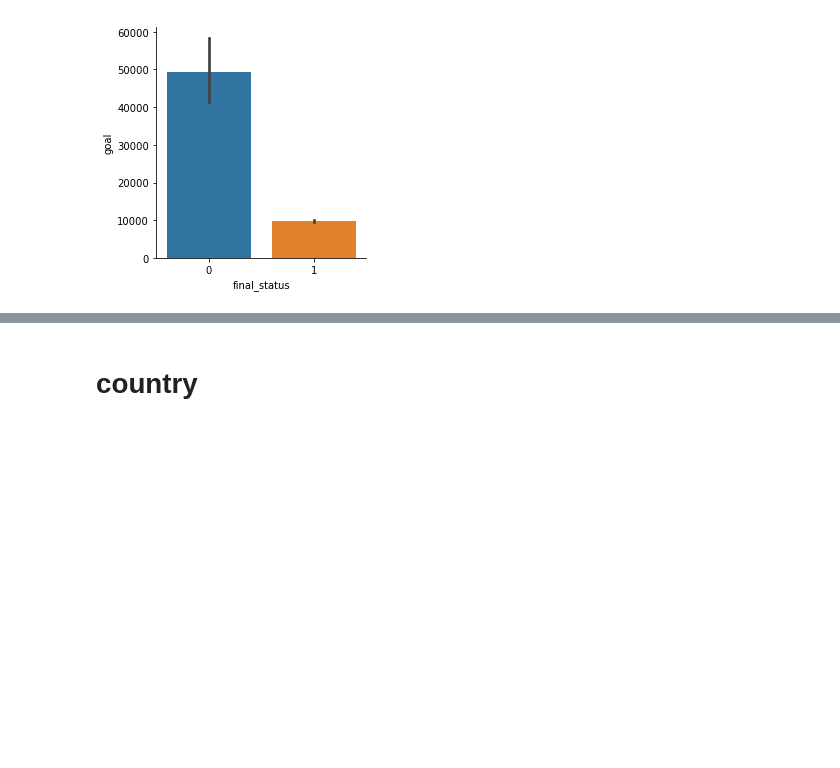
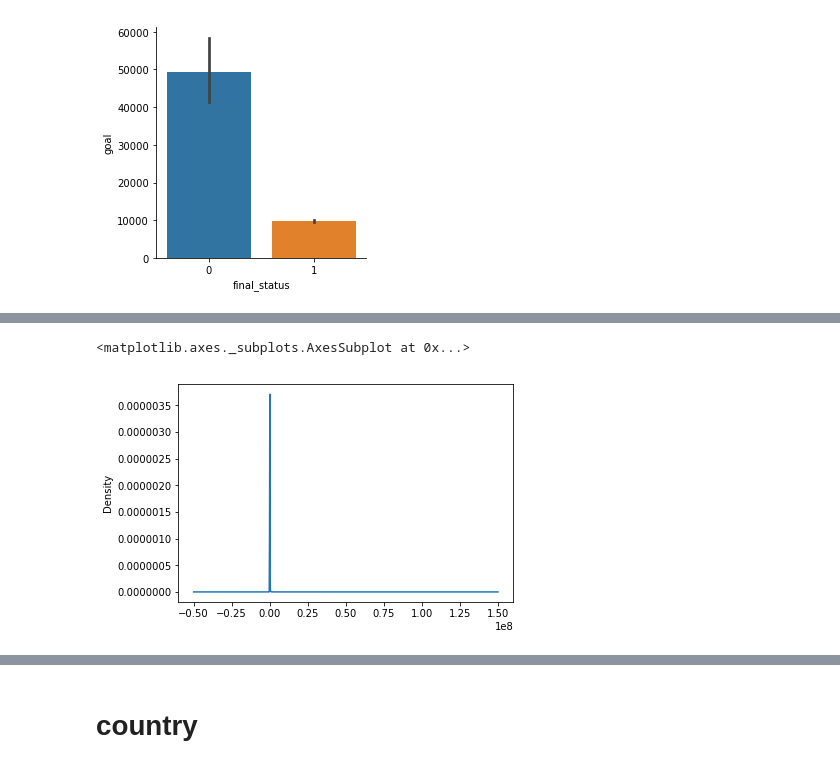
Before and after one commit to nabeelahmed/kickstarter_funding, a Jupyter notebook: kickstarter_dataset.ipynb, the cells around one changed output, grey strips where cells are left out. Saved outputs shown, nothing was run; the diff lists cells and outputs as text; code cells hidden in the pictures; blank space fills up the shorter version.

```diff
--- a/kickstarter_dataset.ipynb
+++ b/kickstarter_dataset.ipynb
@@ -383,0 +408,5 @@ sns.factorplot(x='final_status', y='goal', data=train_data, kind='bar')
+# %%
+train_data.goal.plot.kde()
+# %% [output]
+<matplotlib.axes._subplots.AxesSubplot at 0x...>
+[figure, added]
```
Also changed, not shown: parts of 35 cells of this notebook.
